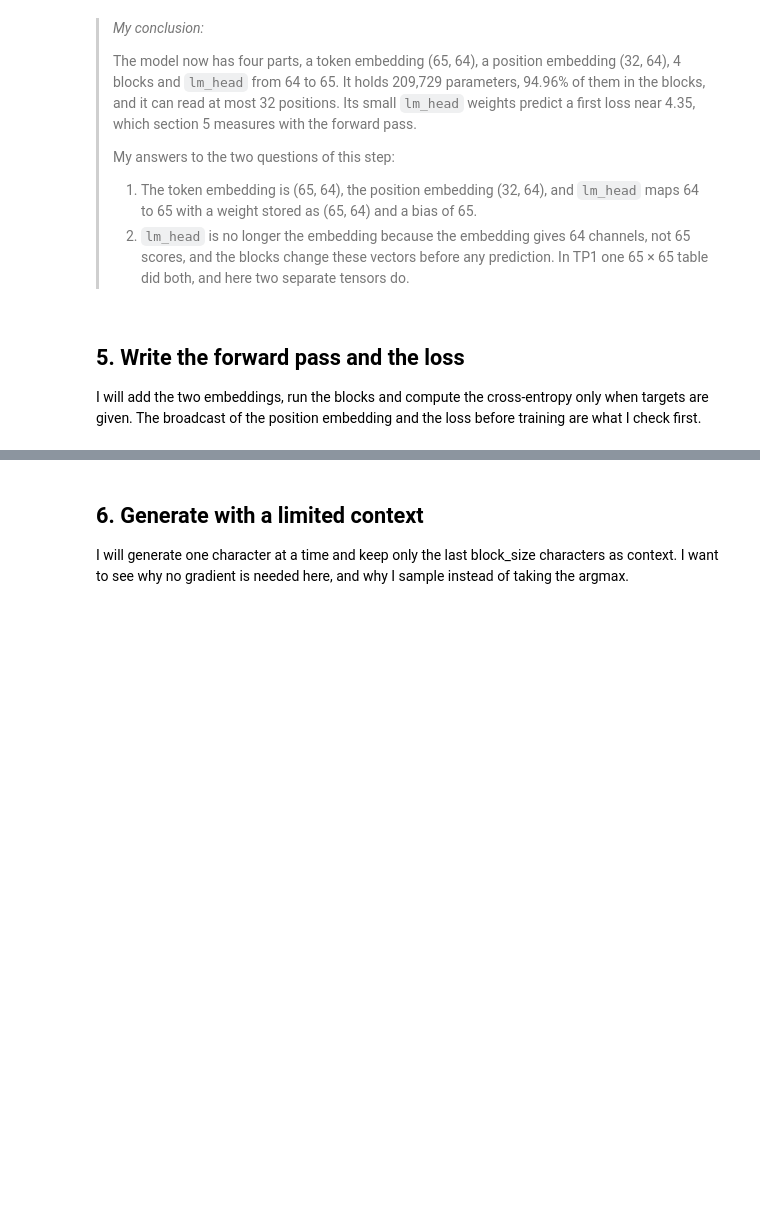
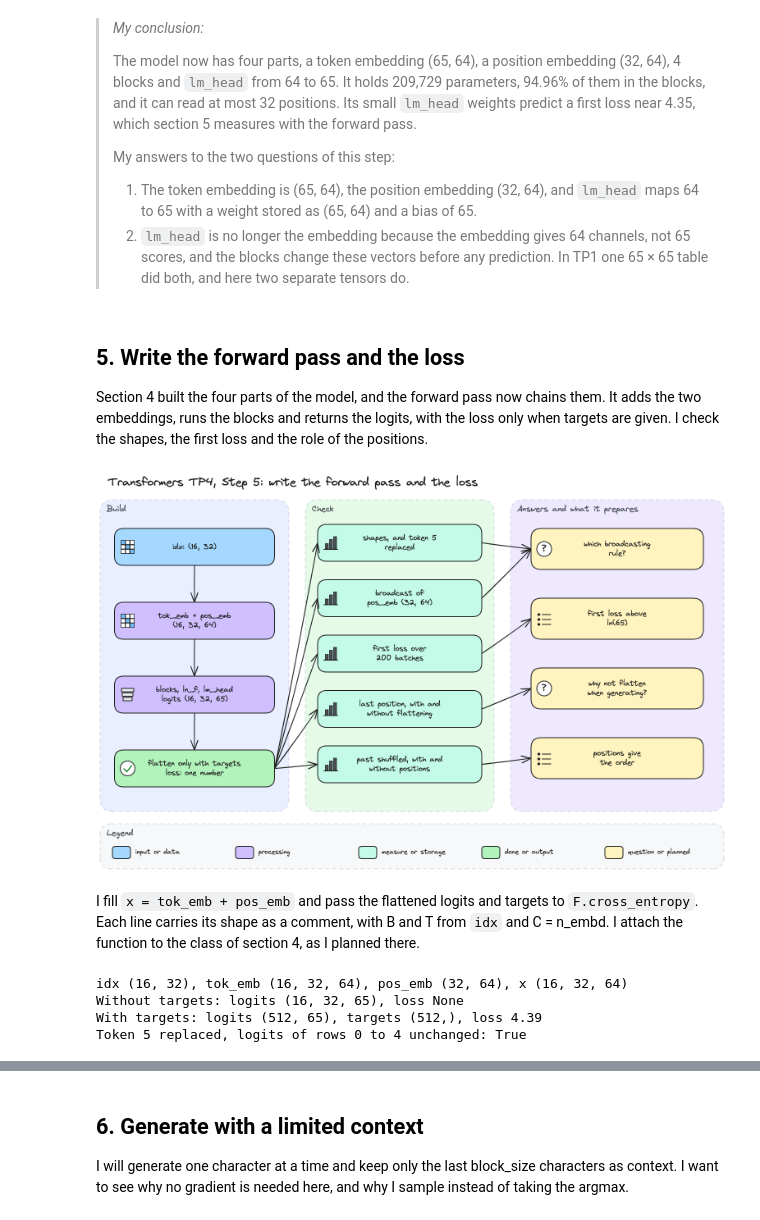
Before and after one commit to mcrayssac/ING3_IAA_GB_NLP, a Jupyter notebook: TP4_transformers.ipynb, the cells around one changed output, grey strips where cells are left out. Drawn from its saved outputs; the diff is of its cells as text; code cells hidden in the pictures; blank space fills up the shorter version.

Commit message:
TP4 transformers step 5

```diff
--- a/TP4_transformers.ipynb
+++ b/TP4_transformers.ipynb
@@ -894,4 +894,9 @@ In TP1 I used ln(C) + 1/2 for scores of std 1, and with a std σ the same idea g
 # %% [markdown]
 ## 5. Write the forward pass and the loss
 
-I will add the two embeddings, run the blocks and compute the cross-entropy only when targets are given. The broadcast of the position embedding and the loss before training are what I check first.
+Section 4 built the four parts of the model, and the forward pass now chains them. It adds the two embeddings, runs the blocks and returns the logits, with the loss only when targets are given. I check the shapes, the first loss and the role of the positions.
+# %%
+# Step 5 diagram: the forward pass from ids to loss, and the checks behind my answers.
+display(Image(filename='diagrams/transformers/tp4_step5.png', width=900))
+# %% [output]
+[figure, added]
@@ -897,0 +928,23 @@ I will add the two embeddings, run the blocks and compute the cross-entropy only
+# %% [markdown]
+I fill `x = tok_emb + pos_emb` and pass the flattened logits and targets to `F.cross_entropy`. Each line carries its shape as a comment, with B and T from `idx` and C = n_embd. I attach the function to the class of section 4, as I planned there.
+# %%
+# Do the shapes follow my comments? One batch through the model, without then with targets.
+tok_emb = model.token_embedding_table(xb)
+pos_emb = model.position_embedding_table(torch.arange(block_size, device=device))
+print(f'idx {tuple(xb.shape)}, tok_emb {tuple(tok_emb.shape)}, pos_emb {tuple(pos_emb.shape)}, '
+      f'x {tuple((tok_emb + pos_emb).shape)}')
+logits, loss = model(xb)
+print(f'Without targets: logits {tuple(logits.shape)}, loss {loss}')
+flat_logits, loss = model(xb, yb)
+print(f'With targets: logits {tuple(flat_logits.shape)}, targets {tuple(yb.reshape(-1).shape)}, '
+      f'loss {loss.item():.2f}')
+
+changed = xb.clone()
+changed[0, 5] = (changed[0, 5] + 1) % vocab_size  # another character at position 5
+print(f'Token 5 replaced, logits of rows 0 to 4 unchanged: '
+      f'{torch.equal(model(changed)[0][0, :5], logits[0, :5])}')
+# %% [output]
+idx (16, 32), tok_emb (16, 32, 64), pos_emb (32, 64), x (16, 32, 64)
+Without targets: logits (16, 32, 65), loss None
+With targets: logits (512, 65), targets (512,), loss 4.39
+Token 5 replaced, logits of rows 0 to 4 unchanged: True
```
Also changed, not shown: parts of 11 cells of this notebook, 4 other files.
